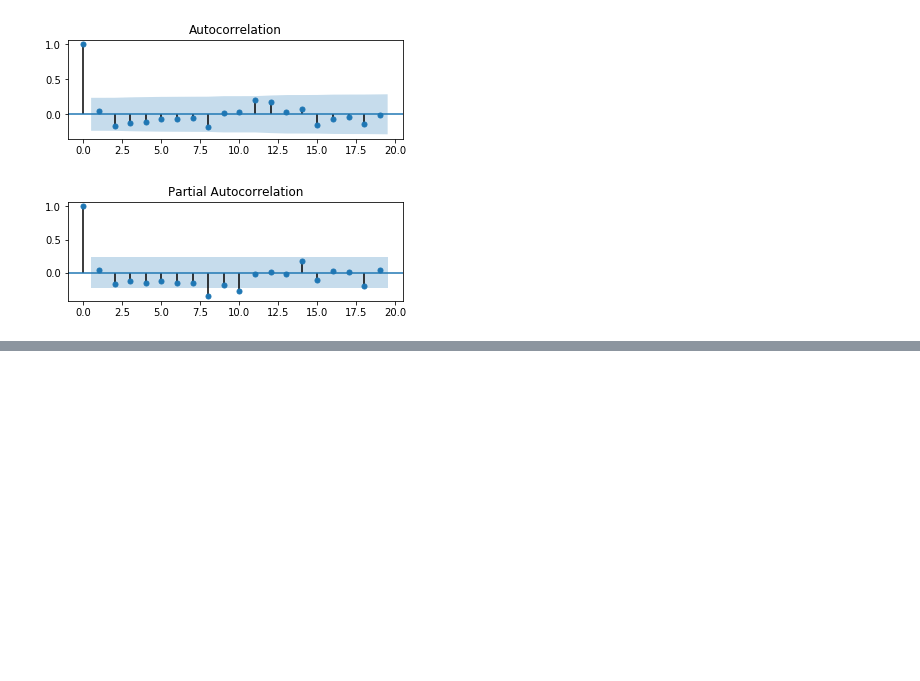
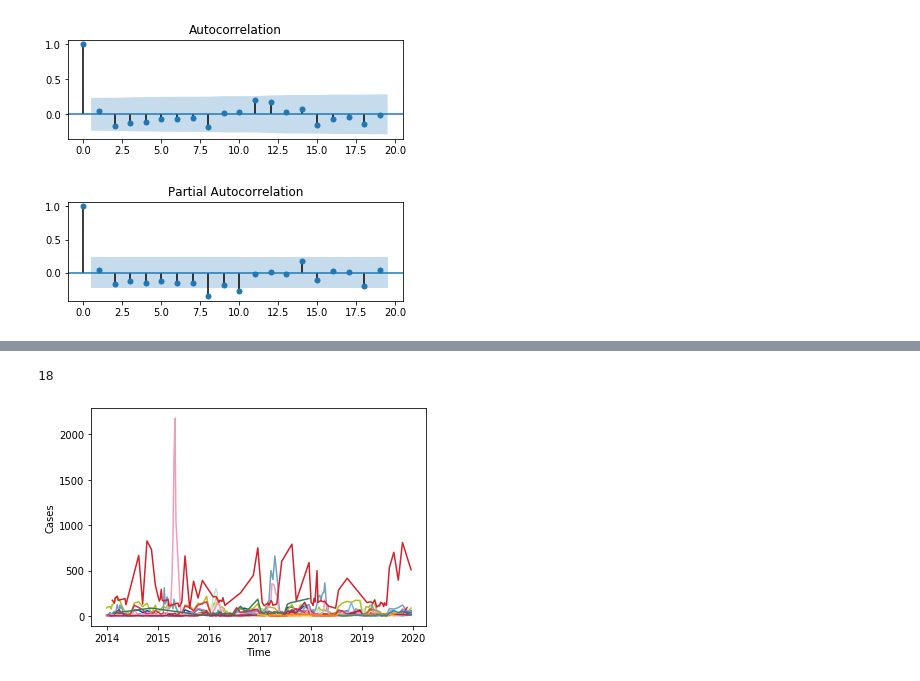
Before and after one commit to amirgamil/Meningitis-Analysis, a Jupyter notebook: Code/Autoregressive Models.ipynb, the cells around one changed output, grey strips where cells are left out. Drawn from its saved outputs; the diff is of its cells as text; code cells hidden in the pictures; blank space fills up the shorter version.

```diff
--- a/Code/Autoregressive Models.ipynb
+++ b/Code/Autoregressive Models.ipynb
@@ -179,0 +312,17 @@ Now that we've made our data stationary, a potential starting point could be ARI
+# %%
+colors = ["#0048BA", "#B0BF1A", "#7CB9E8", "#C0E8D5", "#B284BE", "#72A0C1", "#EDEAE0", "#C46210",
+         "#EFDECD", "#E52B50", "#9F2B68", "#F19CBB", "#AB274F", "#D3212D", "#3B7A57", "#FFBF00", "#FF7E00"
+         ,"#0D98BA"]
+i = 0
+for country in data["Country"].unique():
+    curr_country = data.loc[data["Country"] == country]
+    curr_country = curr_country.drop(columns=["Country", "Deaths", "Summary", "State", "Bordering Countries"])
+    curr_country = curr_country.set_index("Date")
+    plt.ylabel("Cases")
+    plt.xlabel("Time")
+    plt.plot(curr_country, color = colors[i], label = 'Original')
+    i += 1
+print(i)
+# %% [output]
+18
+[figure, added]
```
Also changed, not shown: parts of 18 cells of this notebook.
